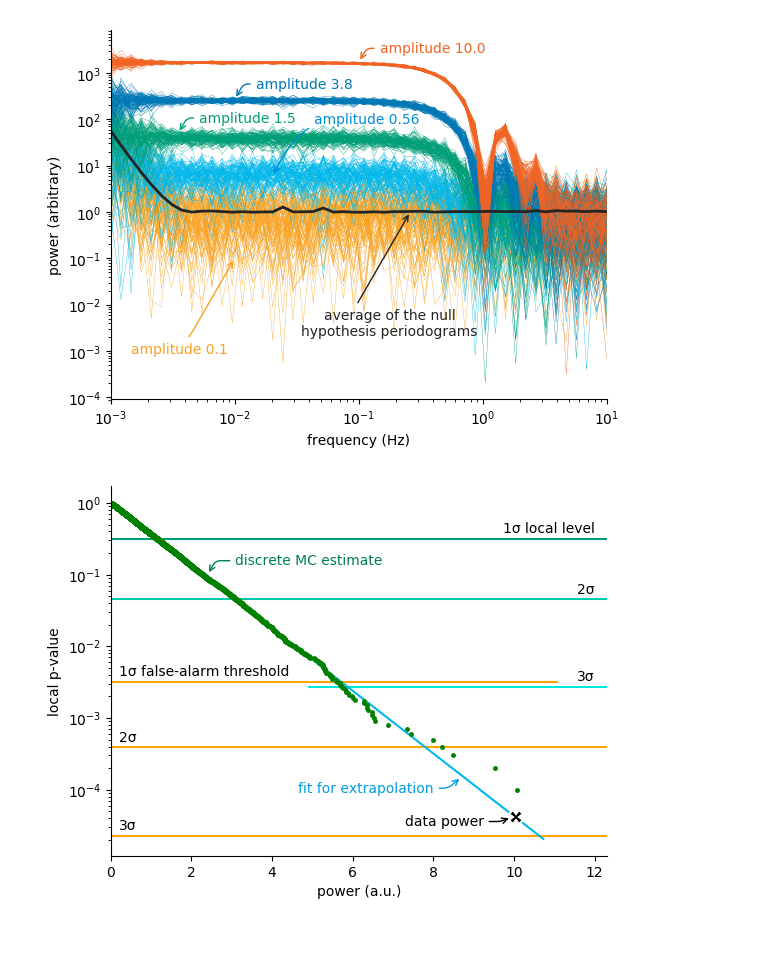
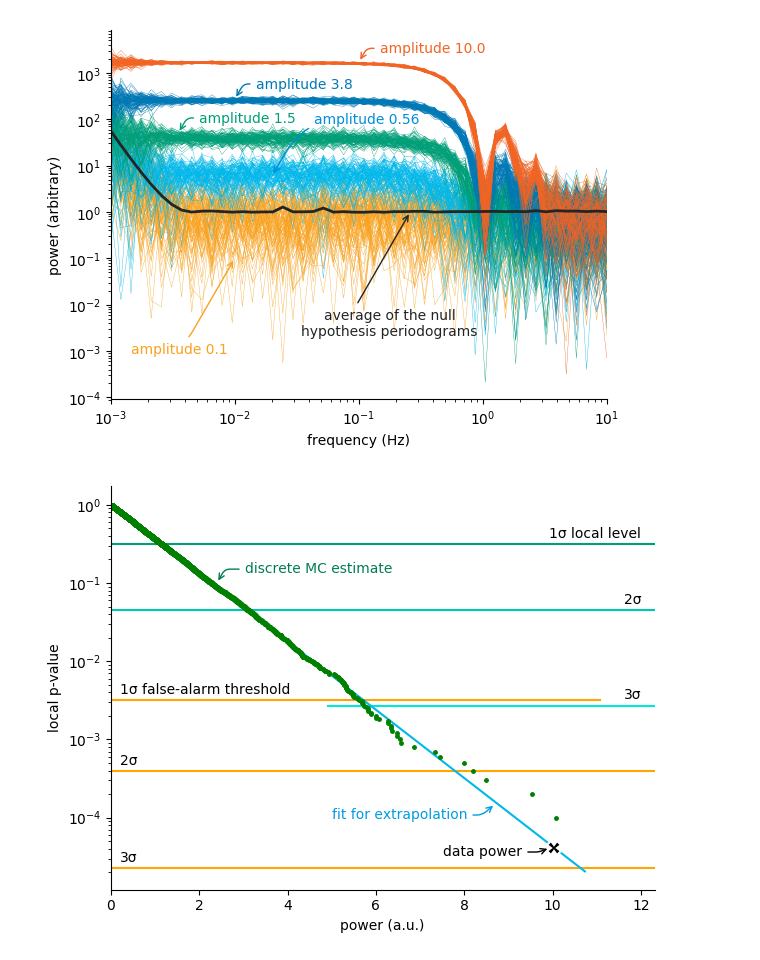
Before and after one commit to rawlik/rawlik-phd-thesis, a Jupyter notebook: calculations/alp_plots.ipynb, the cells around one changed output. Saved outputs shown, nothing was run; the diff lists cells and outputs as text; code cells hidden in the pictures.

```diff
--- a/calculations/alp_plots.ipynb
+++ b/calculations/alp_plots.ipynb
@@ -947,34 +994,36 @@ annotate("fit for extrapolation", color = brighten("C2", -0.5),
          xytext=(-20, -8), textcoords="offset points",
          horizontalalignment = "right",
          verticalalignment = "center",
          arrowprops = Dict("arrowstyle" => "->",
                            "connectionstyle" => "angle,angleA=0,angleB=220,rad=5",
                            "color" => brighten("C2", -0.5)))
 
 annotate("discrete MC estimate", color = brighten("C3", -0.5),
          xy=(2.4, 1e-1), xycoords="data",
          xytext=(20, 10), textcoords="offset points",
          horizontalalignment = "left",
          verticalalignment = "center",
          arrowprops = Dict("arrowstyle" => "->",
                            "connectionstyle" => "angle,angleA=0,angleB=60,rad=5",
                            "color" => brighten("C3", -0.5)))
 
 xlabel("power (a.u.)")
 ylabel("local p-value")
 # title("least likely peak: frequency $(signif(freqs[ifreq], 6)) Hz")
 # legend()
 # use logit scale
 # yscale("logit")
 yscale("log")
 # xscale("log")
 gca()[:yaxis][:set_minor_formatter](plt[:NullFormatter]())
 # ylim(ymax = localdatacls[ifreq]^0.5)
 xlim(xmin=0)
 
+tight_layout()
+
 savefig("../gfx/axions/MC_estimation_local.pdf")
 # %% [output]
-[figure, old version]
+[figure, new version]
 # %%
 # plot the global 1-,...,5-sigma discovery thresholds
 minplotlocalp = 3e-8
```
Also changed, not shown: parts of 8 cells of this notebook.
